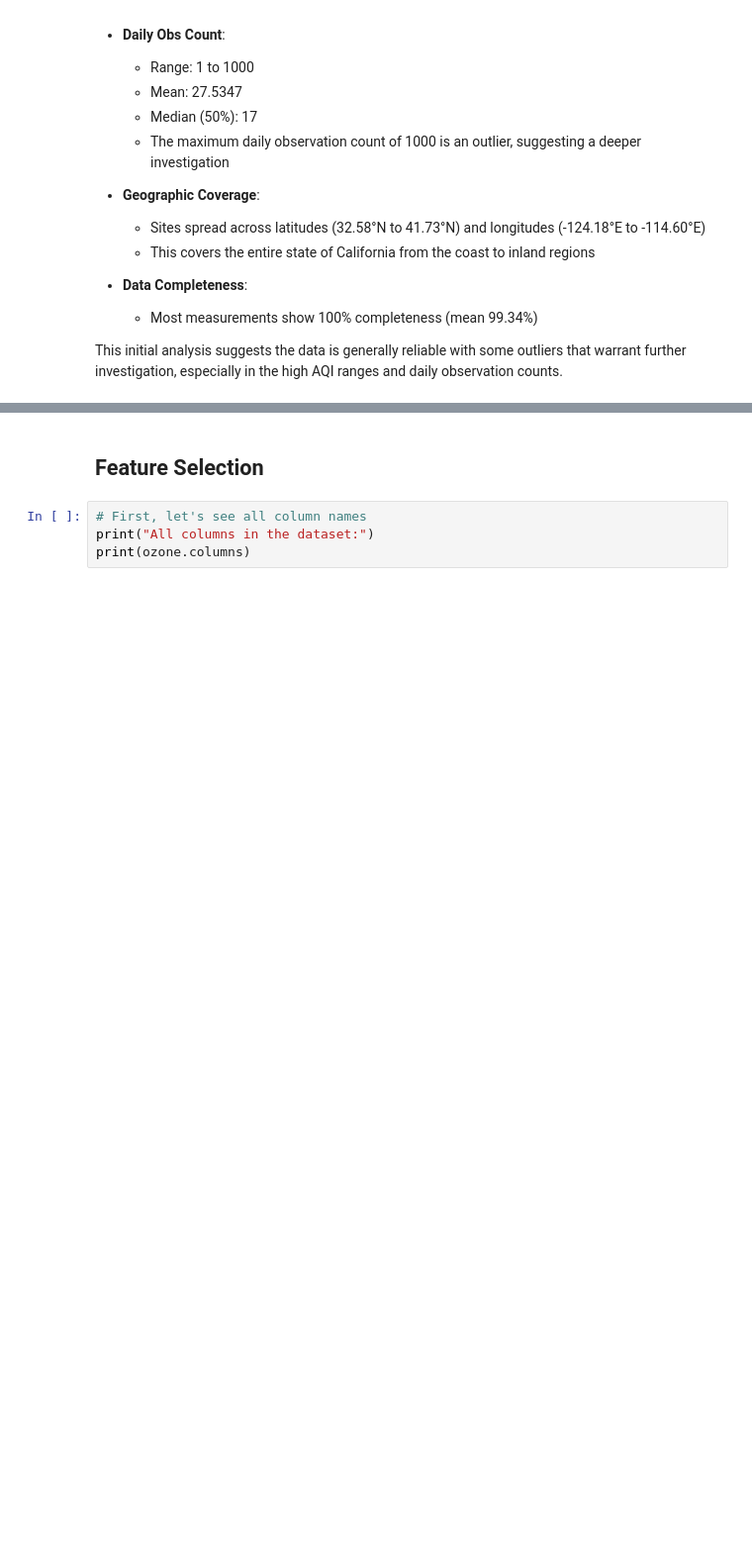
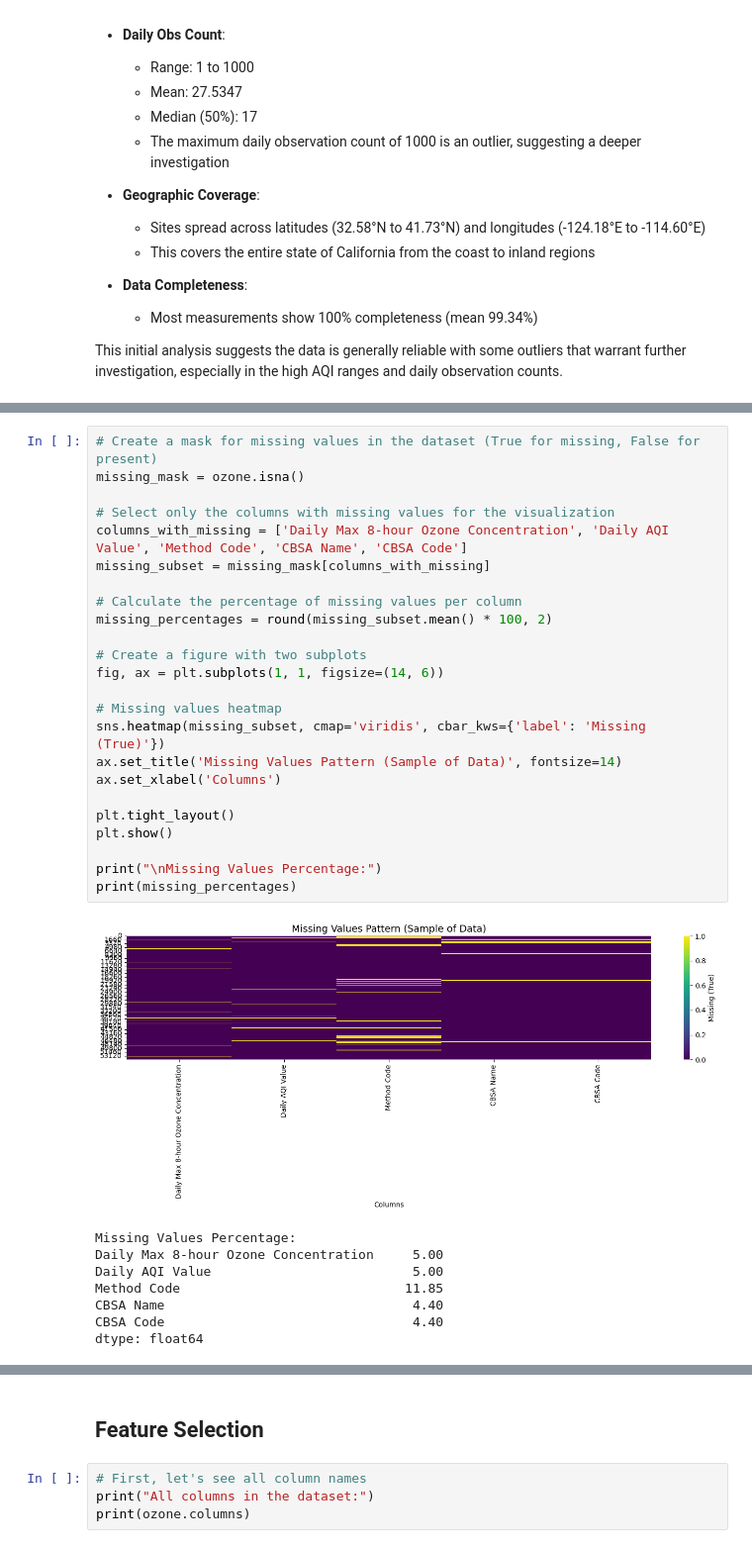
Before and after one commit to avishekdangol77/ozone-data-analysis, a Jupyter notebook: notebooks/EDA.ipynb, the cells around one changed output, grey strips where cells are left out. Shown: that part at 99% size. Drawn from its saved outputs; the diff is of its cells as text; blank space fills up the shorter version.

```diff
--- a/notebooks/EDA.ipynb
+++ b/notebooks/EDA.ipynb
@@ -148,0 +206,33 @@ This initial analysis suggests the data is generally reliable with some outliers
+# %%
+# Create a mask for missing values in the dataset (True for missing, False for present)
+missing_mask = ozone.isna()
+
+# Select only the columns with missing values for the visualization
+columns_with_missing = ['Daily Max 8-hour Ozone Concentration', 'Daily AQI Value', 'Method Code', 'CBSA Name', 'CBSA Code']
+missing_subset = missing_mask[columns_with_missing]
+
+# Calculate the percentage of missing values per column
+missing_percentages = round(missing_subset.mean() * 100, 2)
+
+# Create a figure with two subplots
+fig, ax = plt.subplots(1, 1, figsize=(14, 6))
+
+# Missing values heatmap
+sns.heatmap(missing_subset, cmap='viridis', cbar_kws={'label': 'Missing (True)'})
+ax.set_title('Missing Values Pattern (Sample of Data)', fontsize=14)
+ax.set_xlabel('Columns')
+
+plt.tight_layout()
+plt.show()
+
+print("\nMissing Values Percentage:")
+print(missing_percentages)
+# %% [output]
+[figure, added]
+Missing Values Percentage:
+Daily Max 8-hour Ozone Concentration     5.00
+Daily AQI Value                          5.00
+Method Code                             11.85
+CBSA Name                                4.40
+CBSA Code                                4.40
+dtype: float64
```
Also changed, not shown: parts of 14 cells of this notebook.
